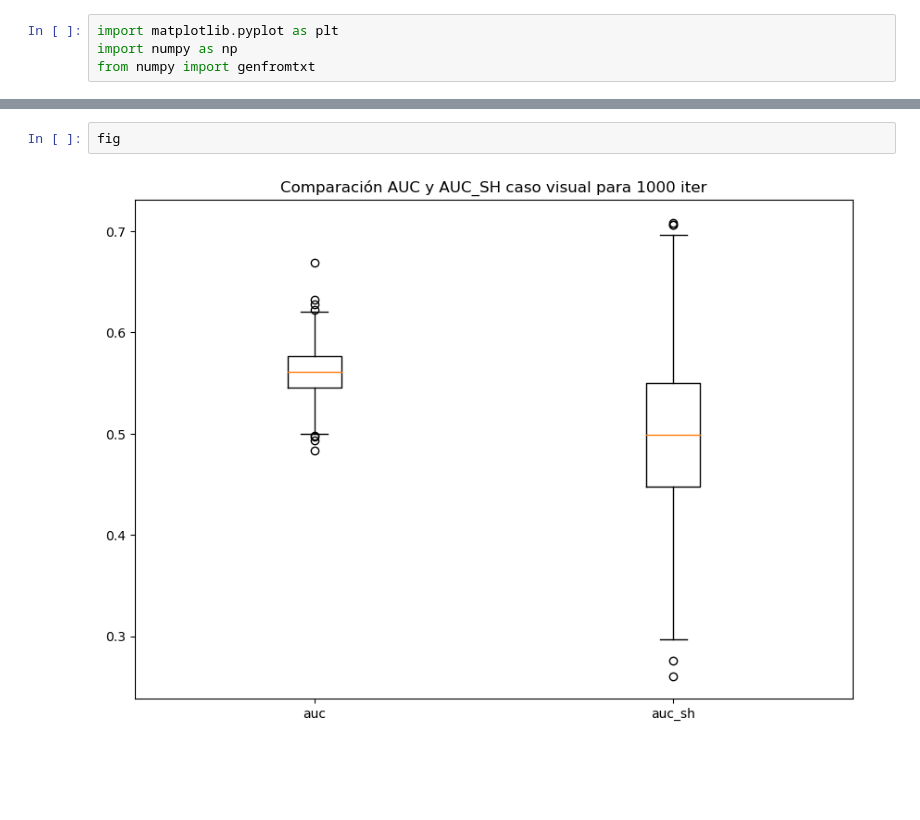
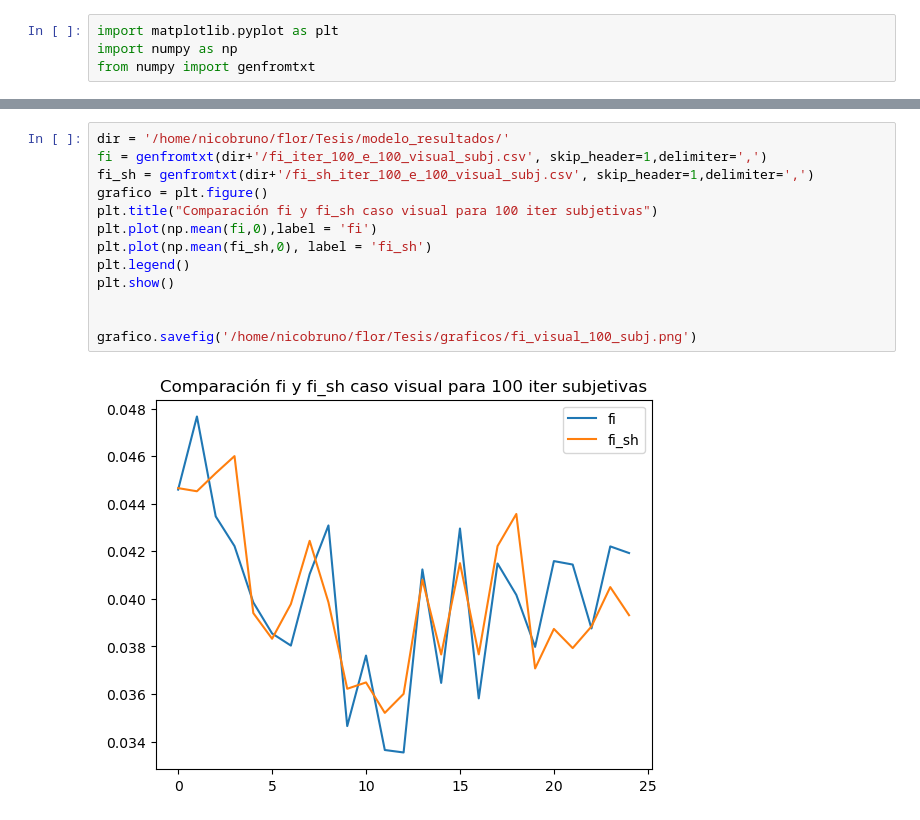
Before and after one commit to FlorenciaPerezR/Tesis, a Jupyter notebook: graficos.ipynb, the cells around one changed output, grey strips where cells are left out. Saved outputs shown, nothing was run; the diff lists cells and outputs as text; blank space fills up the shorter version.

```diff
--- a/graficos.ipynb
+++ b/graficos.ipynb
@@ -31,4 +30,15 @@ FileNotFoundError: [Errno 2] No such file or directory: '/home/nicobruno/flor/Te
-# %%
-fig
-# %% [output]
-[figure, removed]
+# %%
+dir = '/home/nicobruno/flor/Tesis/modelo_resultados/'
+fi = genfromtxt(dir+'/fi_iter_100_e_100_visual_subj.csv', skip_header=1,delimiter=',')
+fi_sh = genfromtxt(dir+'/fi_sh_iter_100_e_100_visual_subj.csv', skip_header=1,delimiter=',')
+grafico = plt.figure()
+plt.title("Comparación fi y fi_sh caso visual para 100 iter subjetivas")
+plt.plot(np.mean(fi,0),label = 'fi')
+plt.plot(np.mean(fi_sh,0), label = 'fi_sh')
+plt.legend()
+plt.show()
+
+
+grafico.savefig('/home/nicobruno/flor/Tesis/graficos/fi_visual_100_subj.png')
+# %% [output]
+[figure, added]
```
Also changed, not shown: parts of 3 cells of this notebook, 26 other files.
